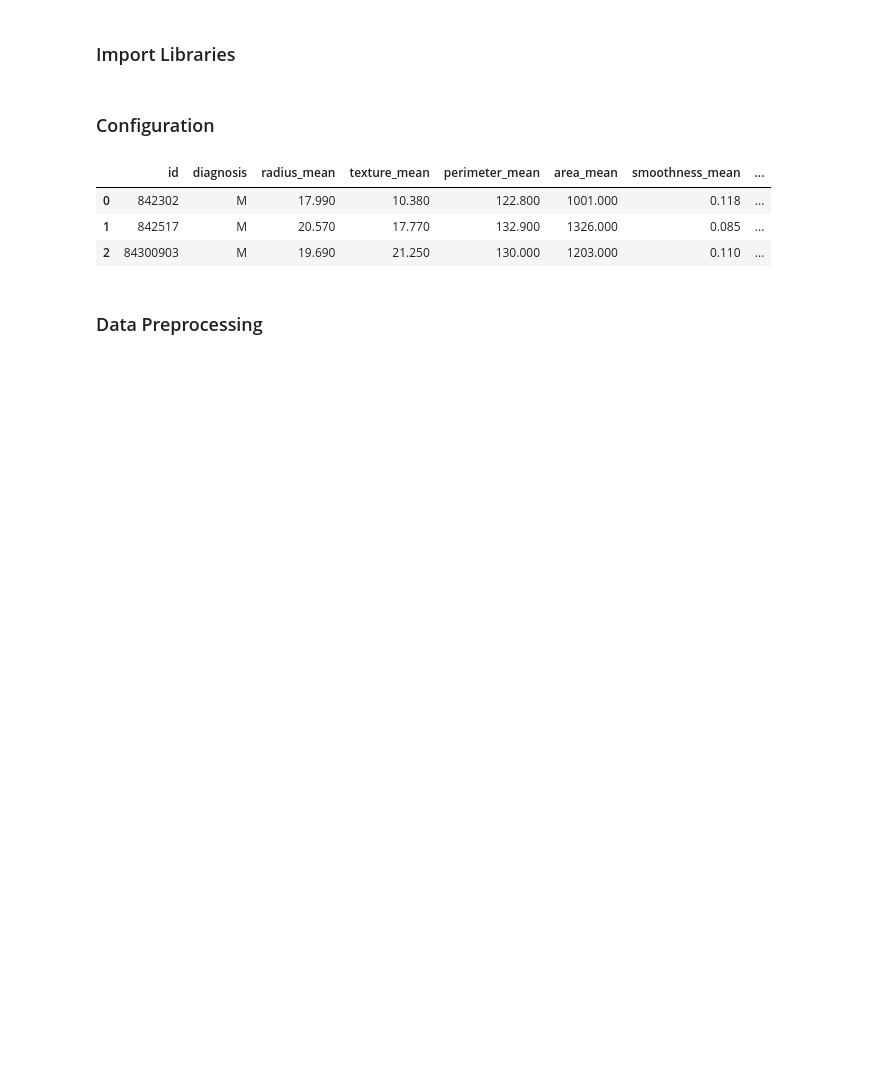
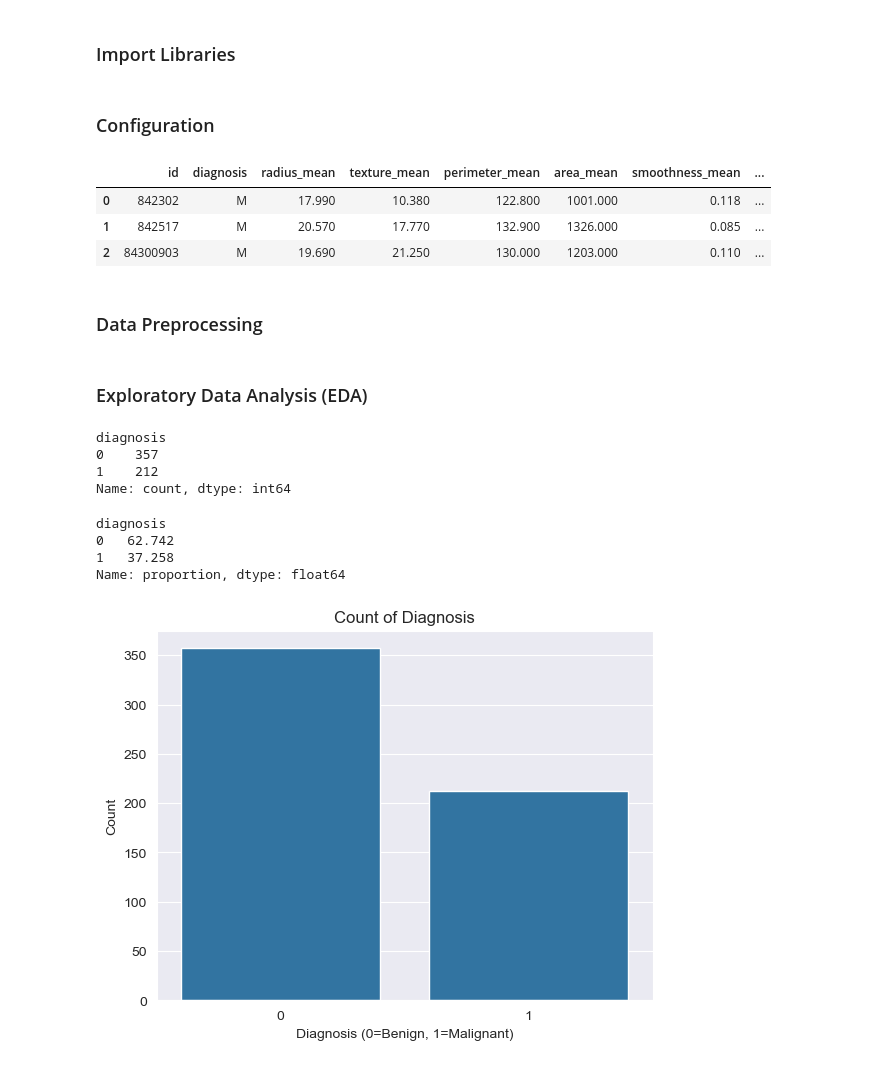
Before and after one commit to Dilshan7704/Breast-Cancer-Diagnosis-Analysis, a Jupyter notebook: Breast_canser_analysis_best_model.ipynb, the cells around one changed output. Saved outputs shown, nothing was run; the diff lists cells and outputs as text; code cells hidden in the pictures; blank space fills up the shorter version.

```diff
--- a/Breast_canser_analysis_best_model.ipynb
+++ b/Breast_canser_analysis_best_model.ipynb
@@ -43,3 +43,30 @@ df.drop(['id','Unnamed: 32'],axis=1,inplace=True)
 # %%
 #encode target variable
 df['diagnosis']=df['diagnosis'].map({'M':1,'B':0})
+# %% [markdown]
+### Exploratory Data Analysis (EDA)
+# %%
+df['diagnosis'].value_counts()
+# %% [output]
+diagnosis
+0    357
+1    212
+Name: count, dtype: int64
+# %%
+# get like presentage
+df['diagnosis'].value_counts(normalize=True)*100
+# %% [output]
+diagnosis
+0   62.742
+1   37.258
+Name: proportion, dtype: float64
+# %%
+# understand using  count plot value counts
+plt.Figure(figsize=(6,4))
+sns.countplot(x='diagnosis',data=df)
+plt.title('Count of Diagnosis')
+plt.xlabel('Diagnosis (0=Benign, 1=Malignant)')
+plt.ylabel('Count')
+plt.show()
+# %% [output]
+[figure, added]
```
Also changed, not shown: parts of 15 cells of this notebook.
